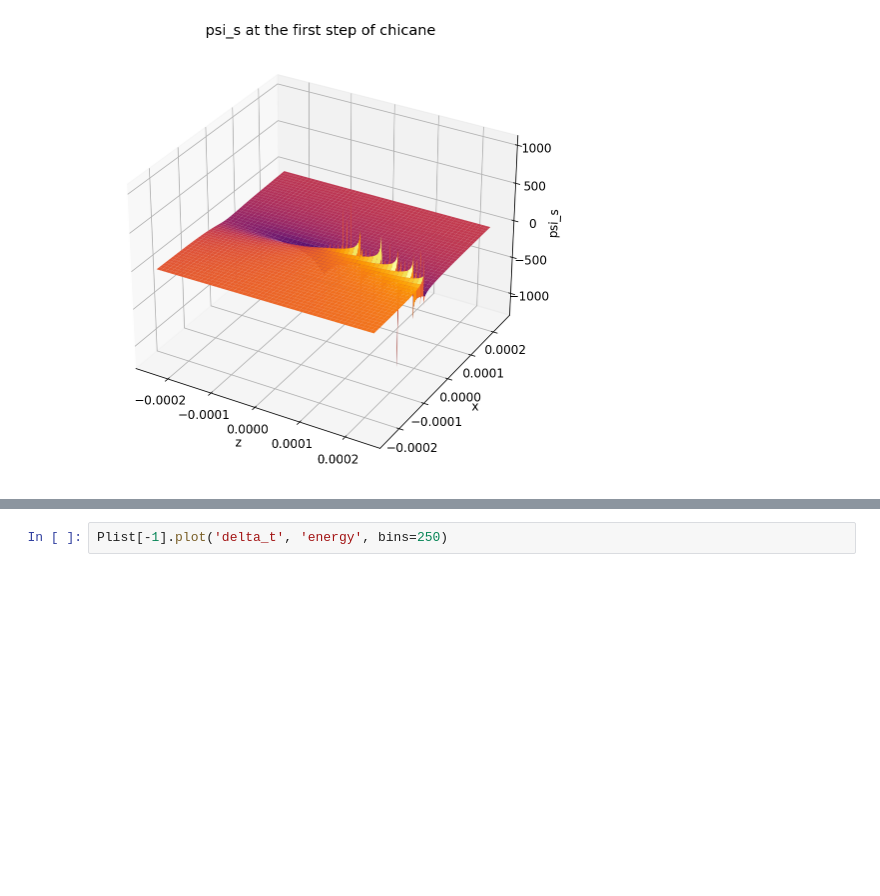
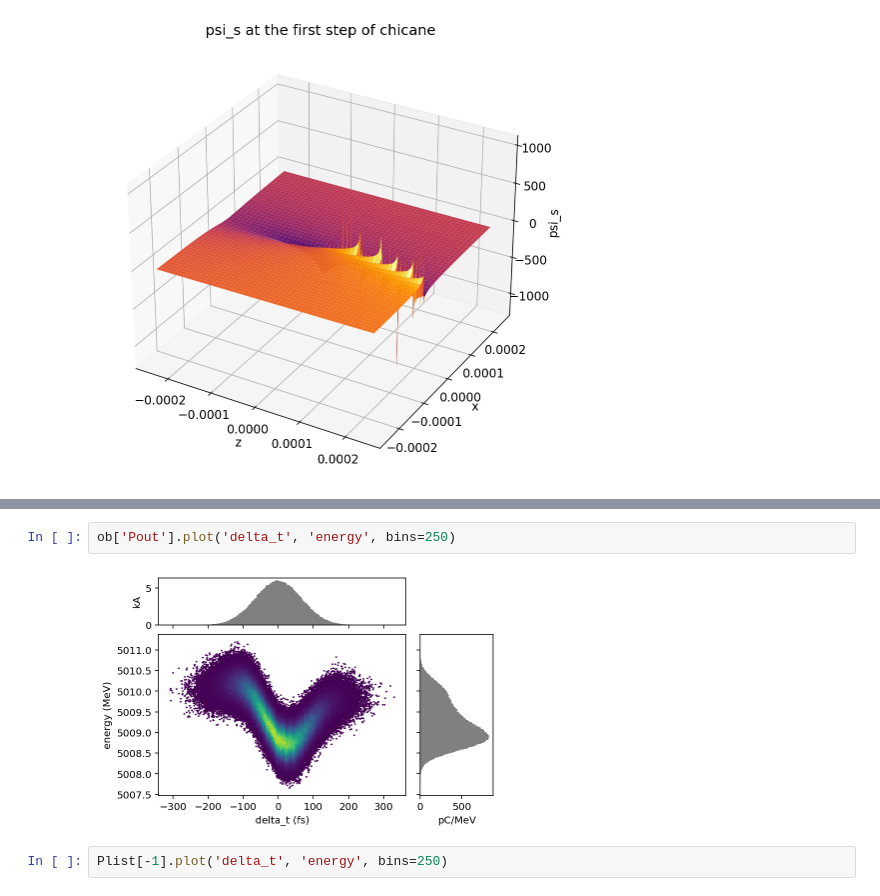
Before and after one commit to weiyuanlou/PyCSR2D, a Jupyter notebook: benchmarking/one_bend/CT2.ipynb, the cells around one changed output, grey strips where cells are left out. Drawn from its saved outputs; the diff is of its cells as text; blank space fills up the shorter version.

```diff
--- a/benchmarking/one_bend/CT2.ipynb
+++ b/benchmarking/one_bend/CT2.ipynb
@@ -442,3 +477,7 @@ plt.legend()
+# %%
+ob['Pout'].plot('delta_t', 'energy', bins=250)
+# %% [output]
+[figure, added]
 # %%
 Plist[-1].plot('delta_t', 'energy', bins=250)
 # %% [output]
```
Also changed, not shown: parts of 51 cells of this notebook, 2 other files.
